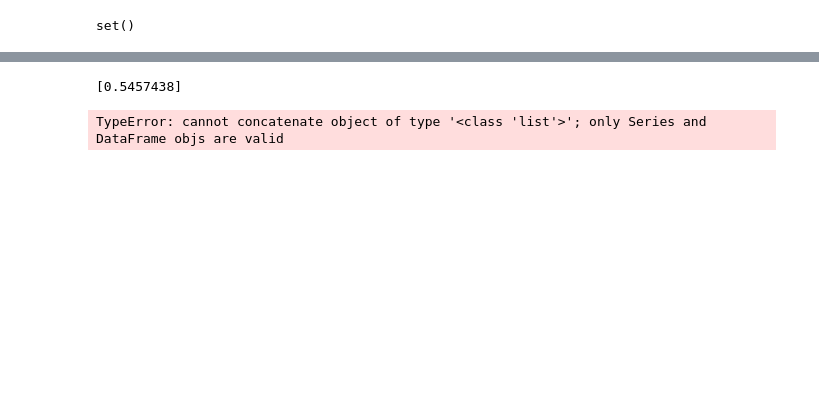
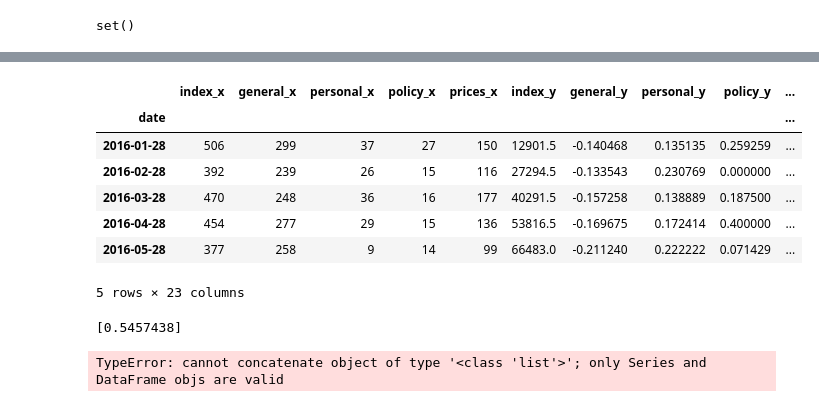
Before and after one commit to willcrossb/RT_sentiment, a Jupyter notebook: analysis.ipynb, the cells around one changed output, grey strips where cells are left out. Drawn from its saved outputs; the diff is of its cells as text; code cells hidden in the pictures; blank space fills up the shorter version.

```diff
--- a/analysis.ipynb
+++ b/analysis.ipynb
@@ -185,3 +200,16 @@ agg_means.to_csv("temp/test_dates.csv")
 # %% [output]
 set()
+# %%
+
+#Collect Michigan Consumer Survey data and add onto the dataframe
+#Link to csv was found here: http://www.sca.isr.umich.edu/tables.html
+collect_mich = 1
+
+if collect_mich:
+    df_mich = pd.read_csv("http://www.sca.isr.umich.edu/files/tbmics.csv")
+    df_mich['date'] = pd.to_datetime(df_mich['YYYY'].astype(str) + ' ' + df_mich['Month'] + ' 28', format='%Y %B %d')
+    df_mich = df_mich.set_index('date')
+    df_mich.to_csv('data/mich_sent.csv')
+else:
+    df_mich = pd.read_csv('data/mich_sent.csv')
 # %%
@@ -271,0 +248,14 @@ The daily aggregated df is: (1846, 5)
+# %%
+import statsmodels.api as sm # import statsmodels
+
+df_reg=merged_plot.dropna(subset=['Month'])
+df_reg.head()
+#X = np.array(df_reg['policy_score'],df_reg['general_score'])
+#Y = np.array(df_reg['ICS_ALL'])
+
+X = df_reg[['prices_score', 'general_score']]
+X = sm.add_constant(X)
+y = df_reg['ICS_ALL']
+model = sm.OLS(y, X).fit()
+predictions = model.predict(X)
+model.summary()
@@ -272,3 +310,14 @@ The daily aggregated df is: (1846, 5)
+# %%
+df_reg.head()
+# %% [output]
+|  | index_x | general_x | personal_x | policy_x | prices_x | index_y | general_y | personal_y | policy_y | ... |
+| date |  |  |  |  |  |  |  |  |  | ... |
+| 2016-01-28 | 506 | 299 | 37 | 27 | 150 | 12901.5 | -0.140468 | 0.135135 | 0.259259 | ... |
+| 2016-02-28 | 392 | 239 | 26 | 15 | 116 | 27294.5 | -0.133543 | 0.230769 | 0.000000 | ... |
+| 2016-03-28 | 470 | 248 | 36 | 16 | 177 | 40291.5 | -0.157258 | 0.138889 | 0.187500 | ... |
+| 2016-04-28 | 454 | 277 | 29 | 15 | 136 | 53816.5 | -0.169675 | 0.172414 | 0.400000 | ... |
+| 2016-05-28 | 377 | 258 | 9 | 14 | 99 | 66483.0 | -0.211240 | 0.222222 | 0.071429 | ... |
+5 rows × 23 columns
 # %%
 from sklearn.preprocessing import StandardScaler
 from sklearn.decomposition import PCA
```
Also changed, not shown: parts of 20 cells of this notebook.
